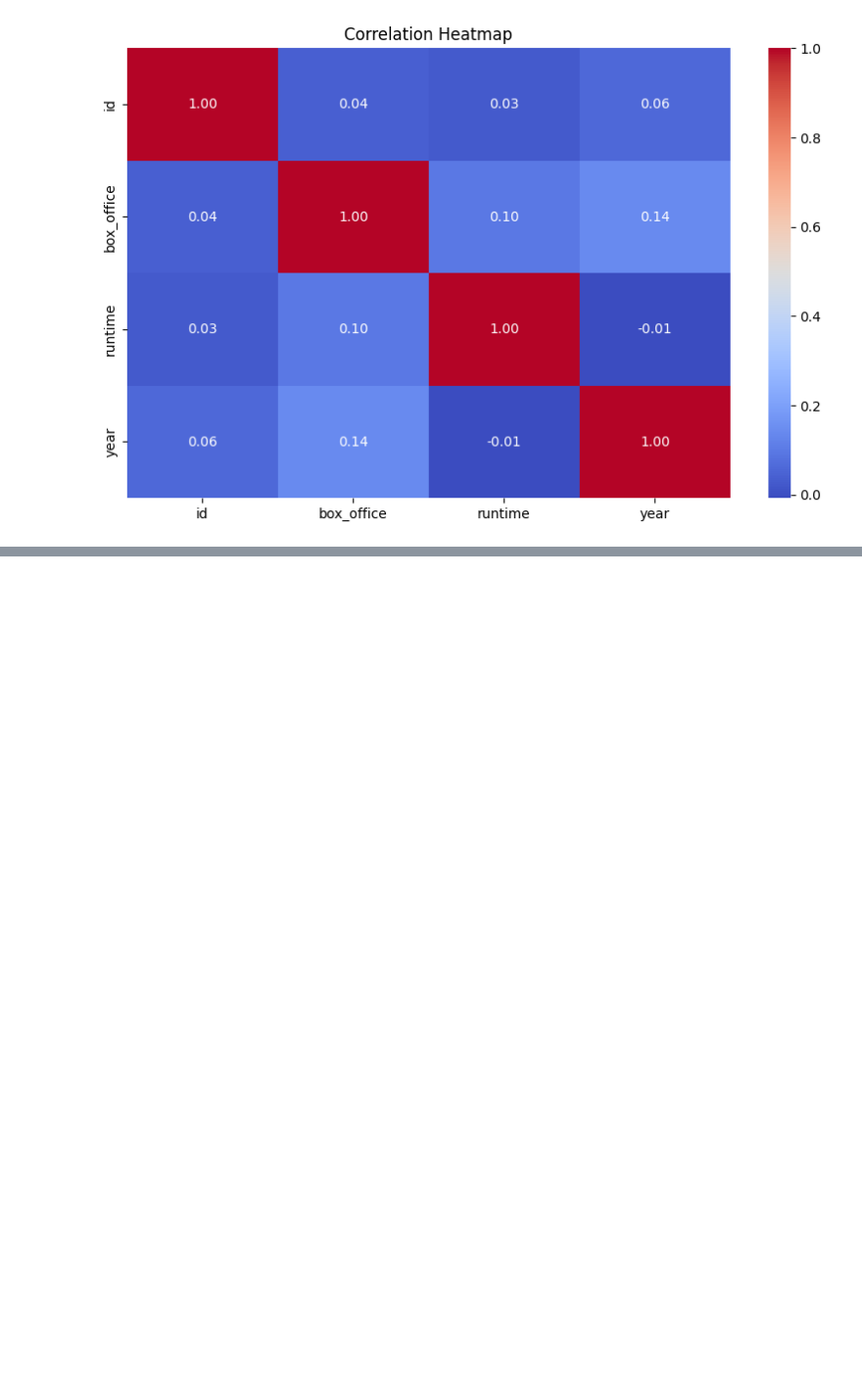
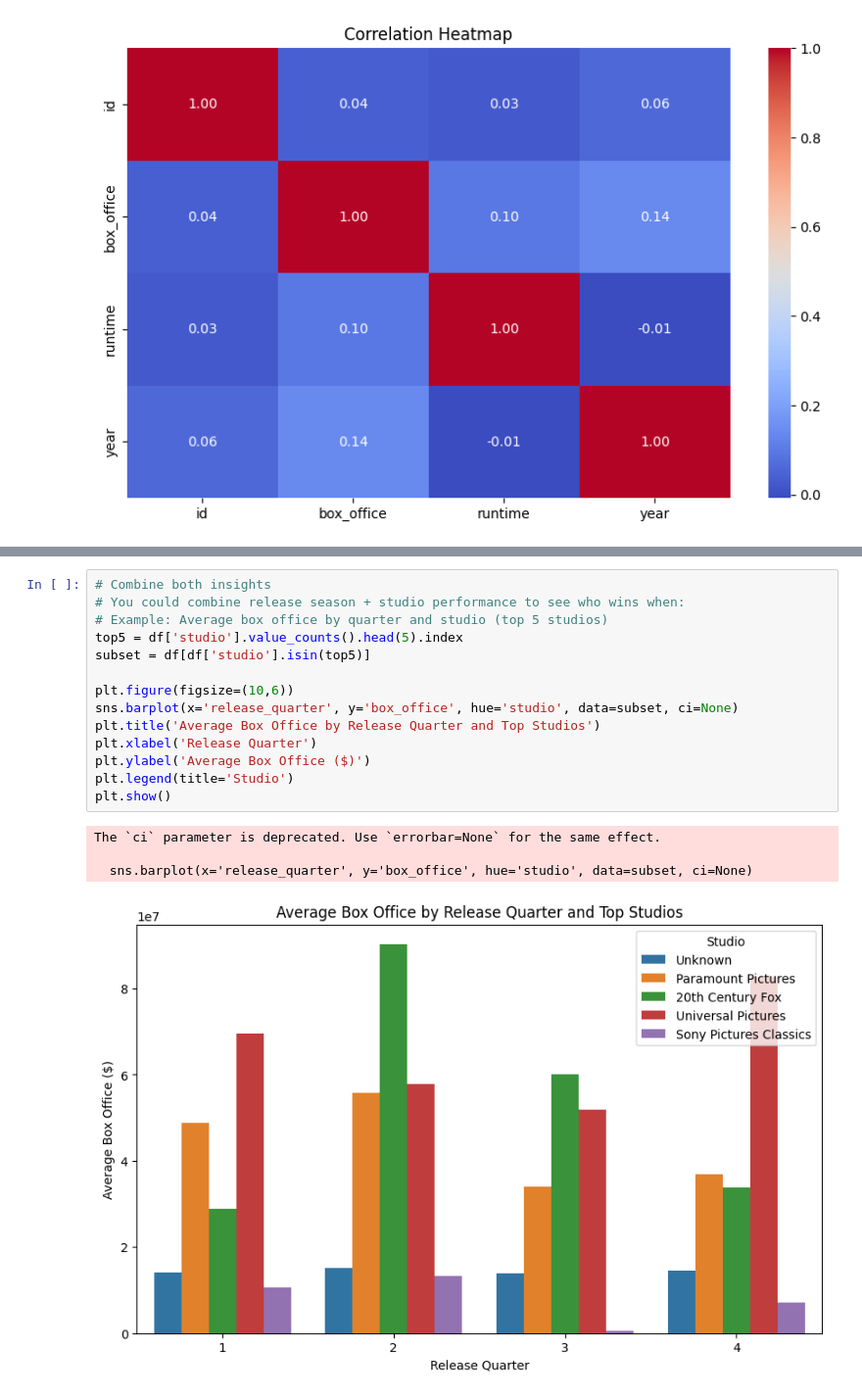
Before and after one commit to Vincent-Muteti/Phase2-Project, a Jupyter notebook: vincent.ipynb, the cells around one changed output, grey strips where cells are left out. Shown: that part at 98% size. Cells and saved outputs as stored; diff of their text form; blank space fills up the shorter version.

```diff
--- a/vincent.ipynb
+++ b/vincent.ipynb
@@ -404,0 +460,19 @@ plt.show()
+# %%
+# Combine both insights
+# You could combine release season + studio performance to see who wins when:
+# Example: Average box office by quarter and studio (top 5 studios)
+top5 = df['studio'].value_counts().head(5).index
+subset = df[df['studio'].isin(top5)]
+
+plt.figure(figsize=(10,6))
+sns.barplot(x='release_quarter', y='box_office', hue='studio', data=subset, ci=None)
+plt.title('Average Box Office by Release Quarter and Top Studios')
+plt.xlabel('Release Quarter')
+plt.ylabel('Average Box Office ($)')
+plt.legend(title='Studio')
+plt.show()
+# %% [output]
+The `ci` parameter is deprecated. Use `errorbar=None` for the same effect.
+
+  sns.barplot(x='release_quarter', y='box_office', hue='studio', data=subset, ci=None)
+[figure, added]
```
Also changed, not shown: parts of 6 cells of this notebook.
